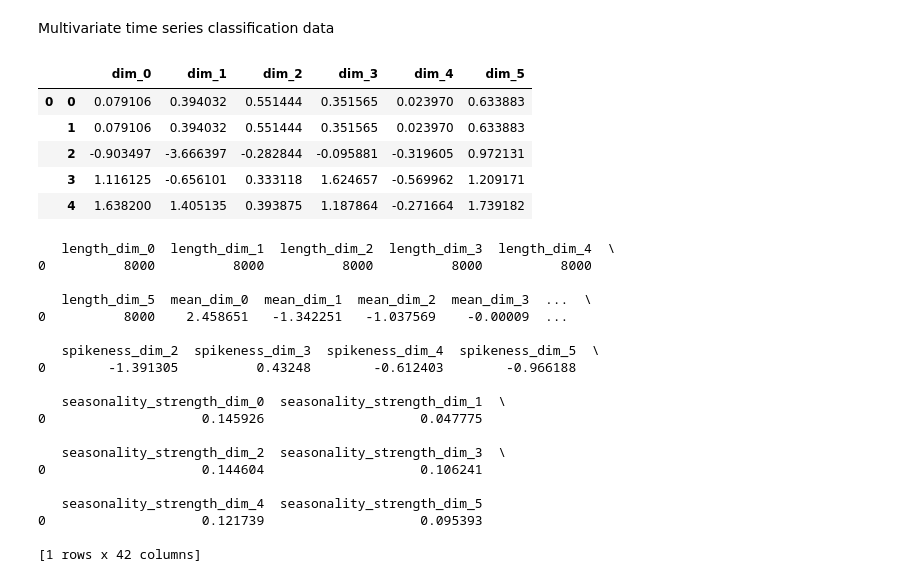
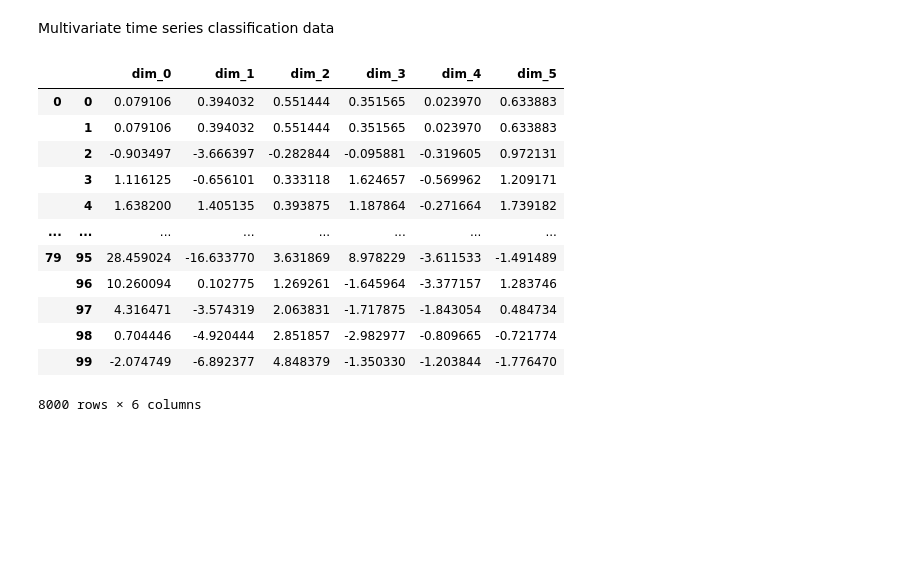
Before and after one commit to ruleminer/InterpreTS, a Jupyter notebook: examples/core/use_from_sktime.ipynb, the cells around one changed output. Saved outputs shown, nothing was run; the diff lists cells and outputs as text; code cells hidden in the pictures; blank space fills up the shorter version.

```diff
--- a/examples/core/use_from_sktime.ipynb
+++ b/examples/core/use_from_sktime.ipynb
@@ -49,36 +46,37 @@ Xt.head()
 # %% [markdown]
 Multivariate time series classification data
-# %%
-X2, y2 = load_basic_motions(return_type="pd-multiindex")
-X2.head()
-# %% [output]
-|  |  | dim_0 | dim_1 | dim_2 | dim_3 | dim_4 | dim_5 |
-| 0 | 0 | 0.079106 | 0.394032 | 0.551444 | 0.351565 | 0.023970 | 0.633883 |
-|  | 1 | 0.079106 | 0.394032 | 0.551444 | 0.351565 | 0.023970 | 0.633883 |
-|  | 2 | -0.903497 | -3.666397 | -0.282844 | -0.095881 | -0.319605 | 0.972131 |
-|  | 3 | 1.116125 | -0.656101 | 0.333118 | 1.624657 | -0.569962 | 1.209171 |
-|  | 4 | 1.638200 | 1.405135 | 0.393875 | 1.187864 | -0.271664 | 1.739182 |
-# %%
-t2 = it.FeatureExtractor()
-Xt2 = t2.extract_features(X2)
-print(Xt2.head())
-# %% [output]
-   length_dim_0  length_dim_1  length_dim_2  length_dim_3  length_dim_4  \
-0          8000          8000          8000          8000          8000
-
-   length_dim_5  mean_dim_0  mean_dim_1  mean_dim_2  mean_dim_3  ...  \
-0          8000    2.458651   -1.342251   -1.037569    -0.00009  ...
-
-   spikeness_dim_2  spikeness_dim_3  spikeness_dim_4  spikeness_dim_5  \
-0        -1.391305          0.43248        -0.612403        -0.966188
-
-   seasonality_strength_dim_0  seasonality_strength_dim_1  \
-0                    0.145926                    0.047775
-
-   seasonality_strength_dim_2  seasonality_strength_dim_3  \
-0                    0.144604                    0.106241
-
-   seasonality_strength_dim_4  seasonality_strength_dim_5
-0                    0.121739                    0.095393
-
-[1 rows x 42 columns]
+# %%
+X2, y = load_basic_motions(return_type="pd-multiindex")
+#X_train, X_test, y_train, y_test = train_test_split(X2, y)
+#traint_test_split z sk nie działa dla przykładowych danych z sk
+instance_ids = np.unique(X2.index.get_level_values(0))
+
+train_ids, test_ids = train_test_split(instance_ids, test_size=0.2, random_state=42)
+
+X_train = X2.loc[train_ids]
+X_test = X2.loc[test_ids]
+train_indices = [np.where(instance_ids == id_)[0][0] for id_ in train_ids]
+test_indices = [np.where(instance_ids == id_)[0][0] for id_ in test_ids]
+
+# Use indices to split y
+y_train = y[train_indices]
+y_test = y[test_indices]
+
+# Verify the splits
+print("Train set size:", X_train.shape, y_train.shape)
+print("Test set size:", X_test.shape, y_test.shape)
+X2
+# %% [output]
+|  |  | dim_0 | dim_1 | dim_2 | dim_3 | dim_4 | dim_5 |
+| 0 | 0 | 0.079106 | 0.394032 | 0.551444 | 0.351565 | 0.023970 | 0.633883 |
+|  | 1 | 0.079106 | 0.394032 | 0.551444 | 0.351565 | 0.023970 | 0.633883 |
+|  | 2 | -0.903497 | -3.666397 | -0.282844 | -0.095881 | -0.319605 | 0.972131 |
+|  | 3 | 1.116125 | -0.656101 | 0.333118 | 1.624657 | -0.569962 | 1.209171 |
+|  | 4 | 1.638200 | 1.405135 | 0.393875 | 1.187864 | -0.271664 | 1.739182 |
+| ... | ... | ... | ... | ... | ... | ... | ... |
+| 79 | 95 | 28.459024 | -16.633770 | 3.631869 | 8.978229 | -3.611533 | -1.491489 |
+|  | 96 | 10.260094 | 0.102775 | 1.269261 | -1.645964 | -3.377157 | 1.283746 |
+|  | 97 | 4.316471 | -3.574319 | 2.063831 | -1.717875 | -1.843054 | 0.484734 |
+|  | 98 | 0.704446 | -4.920444 | 2.851857 | -2.982977 | -0.809665 | -0.721774 |
+|  | 99 | -2.074749 | -6.892377 | 4.848379 | -1.350330 | -1.203844 | -1.776470 |
+8000 rows × 6 columns
```
Also changed, not shown: parts of 6 cells of this notebook.
